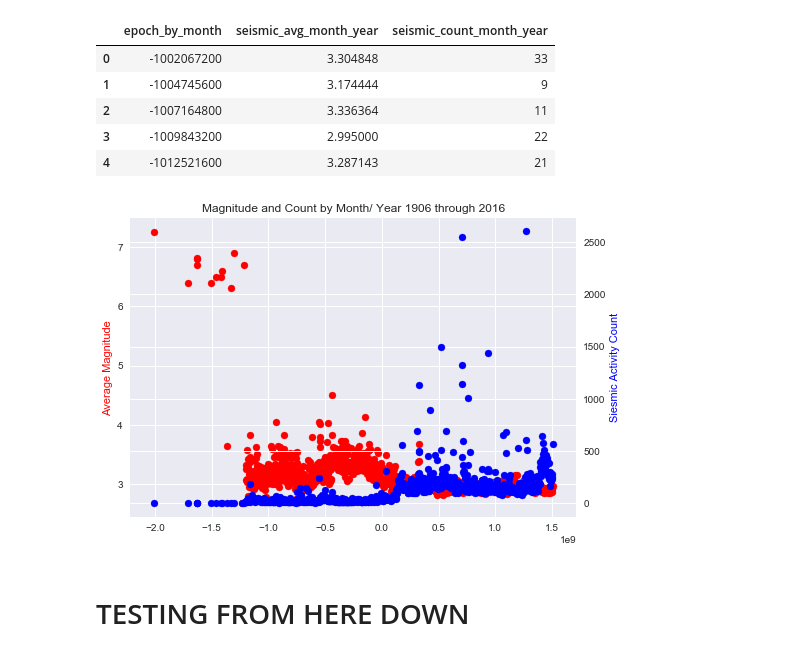
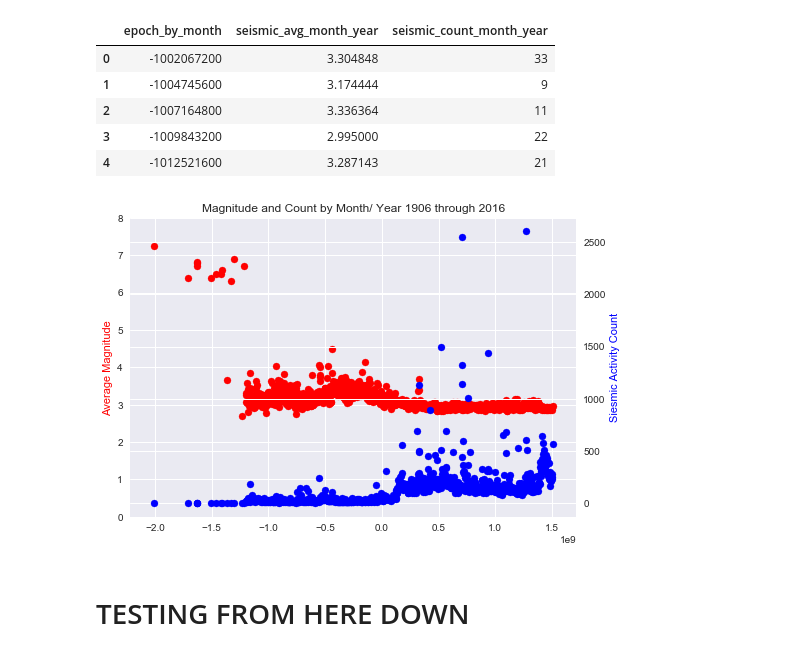
Before and after one commit to AbrahamEapen/Earthquake-Economics, a Jupyter notebook: USGS_test_4.ipynb, the cells around one changed output. Drawn from its saved outputs; the diff is of its cells as text; code cells hidden in the pictures.

```diff
--- a/USGS_test_4.ipynb
+++ b/USGS_test_4.ipynb
@@ -272,33 +272,35 @@ seismic_data3_df.head()
 # %%
 x = (seismic_data3_df["epoch_by_month"])
 
 y1 = seismic_data3_df["seismic_avg_month_year"]
 y2 = seismic_data3_df["seismic_count_month_year"]
 
 
 fig, ax1 = plt.subplots()
 ax2 = ax1.twinx()
 ax1.scatter(x, y1, c='r')
 ax2.scatter(x, y2, c='b')
 
+
+ax1.set_ylim(0, 8)
 
 # Incorporate the other graph properties
 plt.title("Magnitude and Count by Month/ Year" + " " + year_range)
 ax1.set_ylabel("Average Magnitude", color = "r")
 ax2.set_ylabel("Siesmic Activity Count", color = "b")
 plt.xlabel("Years")
 plt.grid(True)
 
 # Save the figure
 #plt.savefig("Magnitude and Count by Year.png")
 
 
 # formatter =
 # plt.gcf().axes[0].xaxis.set_major_formatter(formatter)
 
 plt.show()
 # %% [output]
-[figure, old version]
+[figure, new version]
 # %% [markdown]
 # TESTING FROM HERE DOWN
 # %%
```
